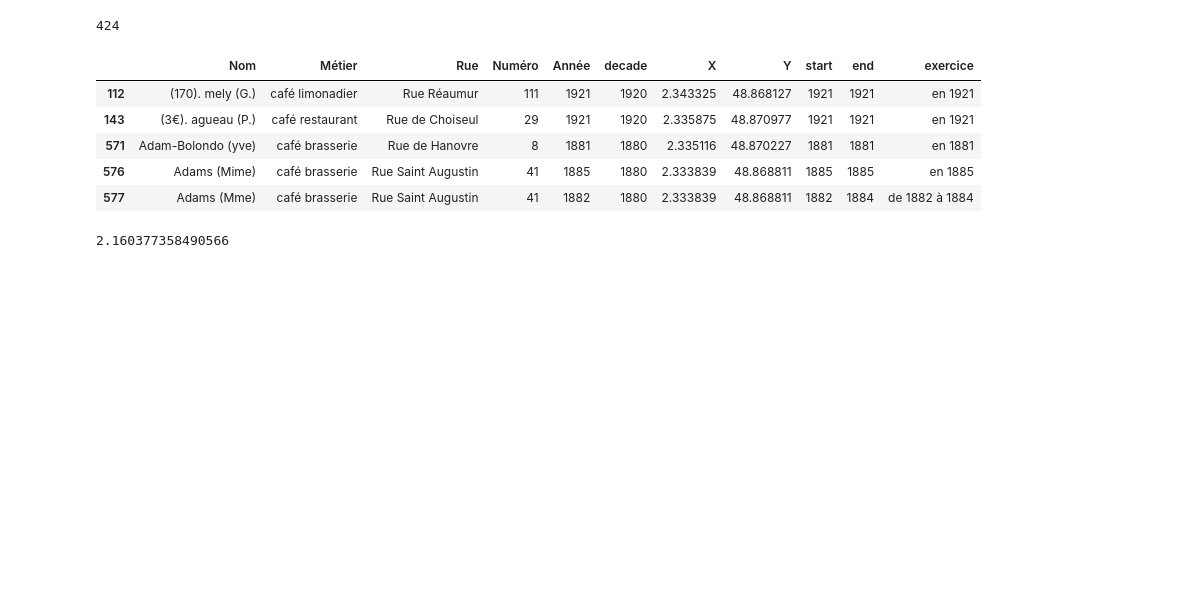
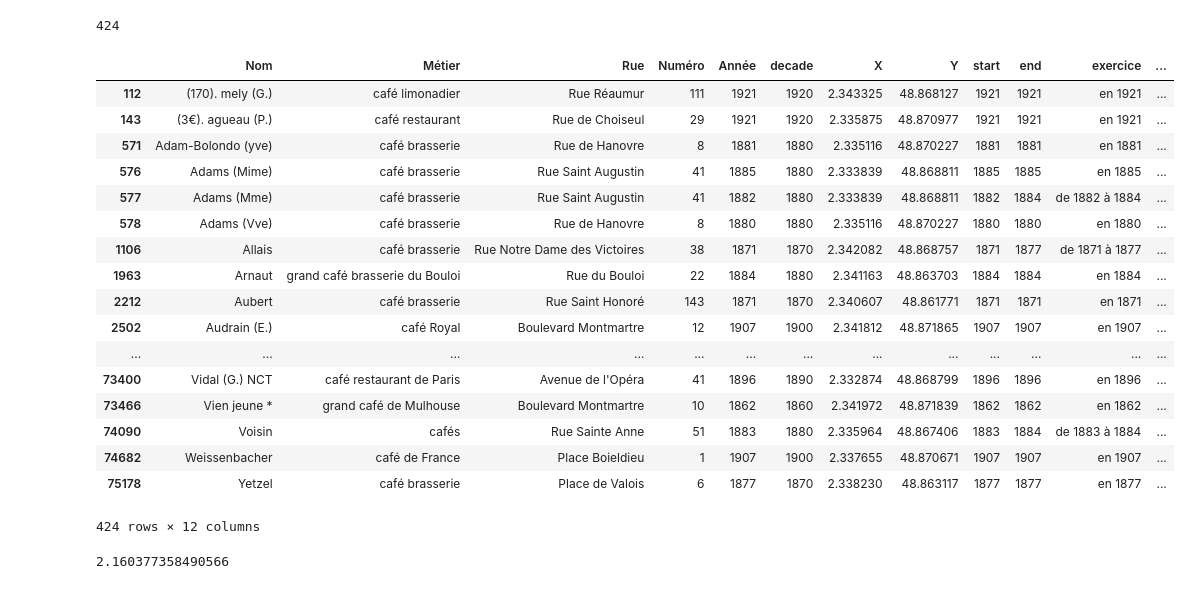
Before and after one commit to adescombes/Richelieu, a Jupyter notebook: web maps.ipynb, the cells around one changed output. Drawn from its saved outputs; the diff is of its cells as text; code cells hidden in the pictures; blank space fills up the shorter version.

```diff
--- a/web maps.ipynb
+++ b/web maps.ipynb
@@ -42,14 +42,26 @@ len(cafes)
 # %% [output]
 424
 # %%
-cafes.head()
+cafes
 # %% [output]
-|  | Nom | Métier | Rue | Numéro | Année | decade | X | Y | start | end | exercice |
-| 112 | (170). mely (G.) | café limonadier | Rue Réaumur | 111 | 1921 | 1920 | 2.343325 | 48.868127 | 1921 | 1921 | en 1921 |
-| 143 | (3€). agueau (P.) | café restaurant | Rue de Choiseul | 29 | 1921 | 1920 | 2.335875 | 48.870977 | 1921 | 1921 | en 1921 |
-| 571 | Adam-Bolondo (yve) | café brasserie | Rue de Hanovre | 8 | 1881 | 1880 | 2.335116 | 48.870227 | 1881 | 1881 | en 1881 |
-| 576 | Adams (Mime) | café brasserie | Rue Saint Augustin | 41 | 1885 | 1880 | 2.333839 | 48.868811 | 1885 | 1885 | en 1885 |
-| 577 | Adams (Mme) | café brasserie | Rue Saint Augustin | 41 | 1882 | 1880 | 2.333839 | 48.868811 | 1882 | 1884 | de 1882 à 1884 |
+|  | Nom | Métier | Rue | Numéro | Année | decade | X | Y | start | end | exercice | ... |
+| 112 | (170). mely (G.) | café limonadier | Rue Réaumur | 111 | 1921 | 1920 | 2.343325 | 48.868127 | 1921 | 1921 | en 1921 | ... |
+| 143 | (3€). agueau (P.) | café restaurant | Rue de Choiseul | 29 | 1921 | 1920 | 2.335875 | 48.870977 | 1921 | 1921 | en 1921 | ... |
+| 571 | Adam-Bolondo (yve) | café brasserie | Rue de Hanovre | 8 | 1881 | 1880 | 2.335116 | 48.870227 | 1881 | 1881 | en 1881 | ... |
+| 576 | Adams (Mime) | café brasserie | Rue Saint Augustin | 41 | 1885 | 1880 | 2.333839 | 48.868811 | 1885 | 1885 | en 1885 | ... |
+| 577 | Adams (Mme) | café brasserie | Rue Saint Augustin | 41 | 1882 | 1880 | 2.333839 | 48.868811 | 1882 | 1884 | de 1882 à 1884 | ... |
+| 578 | Adams (Vve) | café brasserie | Rue de Hanovre | 8 | 1880 | 1880 | 2.335116 | 48.870227 | 1880 | 1880 | en 1880 | ... |
+| 1106 | Allais | café brasserie | Rue Notre Dame des Victoires | 38 | 1871 | 1870 | 2.342082 | 48.868757 | 1871 | 1877 | de 1871 à 1877 | ... |
+| 1963 | Arnaut | grand café brasserie du Bouloi | Rue du Bouloi | 22 | 1884 | 1880 | 2.341163 | 48.863703 | 1884 | 1884 | en 1884 | ... |
+| 2212 | Aubert | café brasserie | Rue Saint Honoré | 143 | 1871 | 1870 | 2.340607 | 48.861771 | 1871 | 1871 | en 1871 | ... |
+| 2502 | Audrain (E.) | café Royal | Boulevard Montmartre | 12 | 1907 | 1900 | 2.341812 | 48.871865 | 1907 | 1907 | en 1907 | ... |
+| ... | ... | ... | ... | ... | ... | ... | ... | ... | ... | ... | ... | ... |
+| 73400 | Vidal (G.) NCT | café restaurant de Paris | Avenue de l'Opéra | 41 | 1896 | 1890 | 2.332874 | 48.868799 | 1896 | 1896 | en 1896 | ... |
+| 73466 | Vien jeune * | grand café de Mulhouse | Boulevard Montmartre | 10 | 1862 | 1860 | 2.341972 | 48.871839 | 1862 | 1862 | en 1862 | ... |
+| 74090 | Voisin | cafés | Rue Sainte Anne | 51 | 1883 | 1880 | 2.335964 | 48.867406 | 1883 | 1884 | de 1883 à 1884 | ... |
+| 74682 | Weissenbacher | café de France | Place Boieldieu | 1 | 1907 | 1900 | 2.337655 | 48.870671 | 1907 | 1907 | en 1907 | ... |
+| 75178 | Yetzel | café brasserie | Place de Valois | 6 | 1877 | 1870 | 2.338230 | 48.863117 | 1877 | 1877 | en 1877 | ... |
+424 rows × 12 columns
 # %%
 # mean duration (for display)
 (cafes.end - cafes.start).mean()
```
Also changed, not shown: parts of 1 cell of this notebook, 2 other files.
